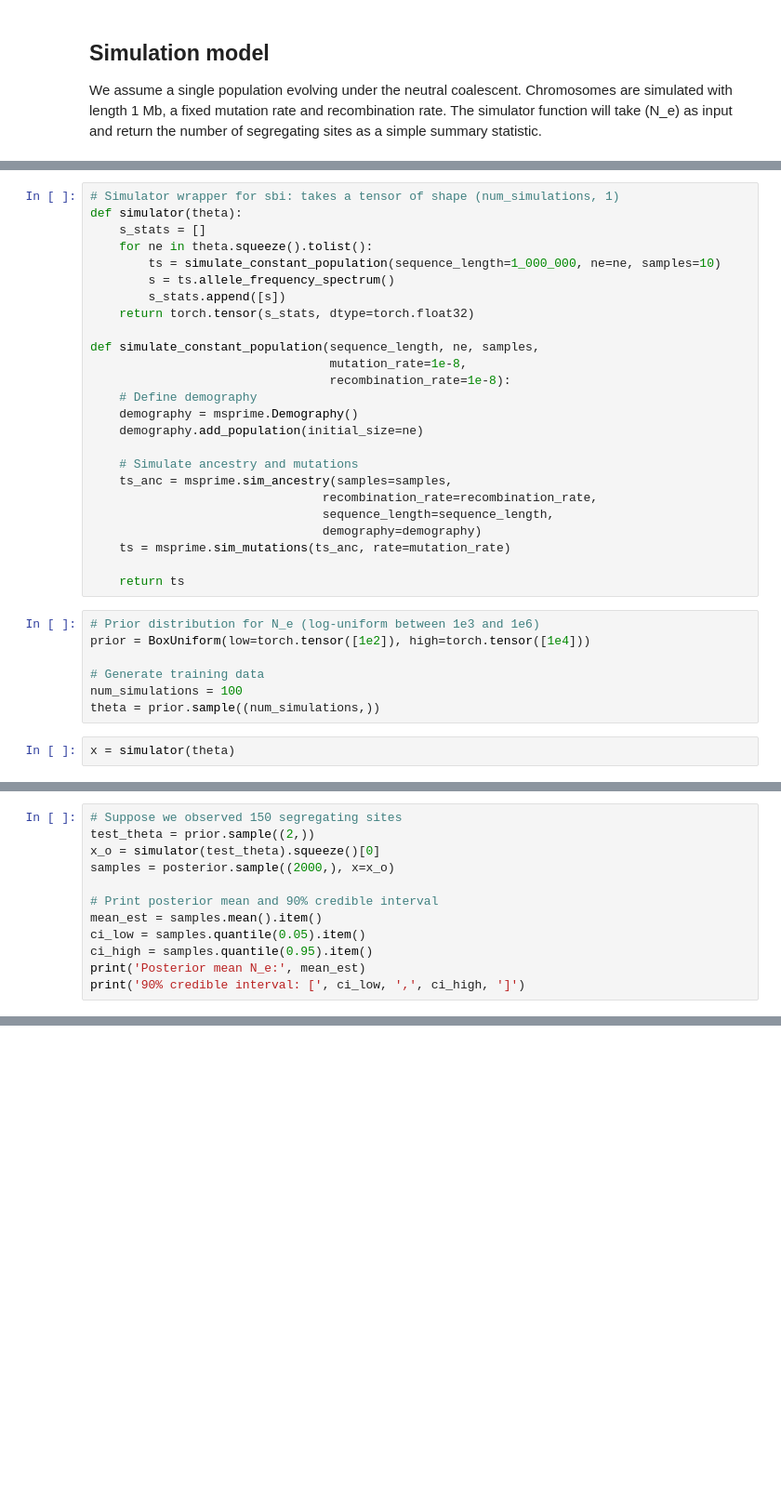
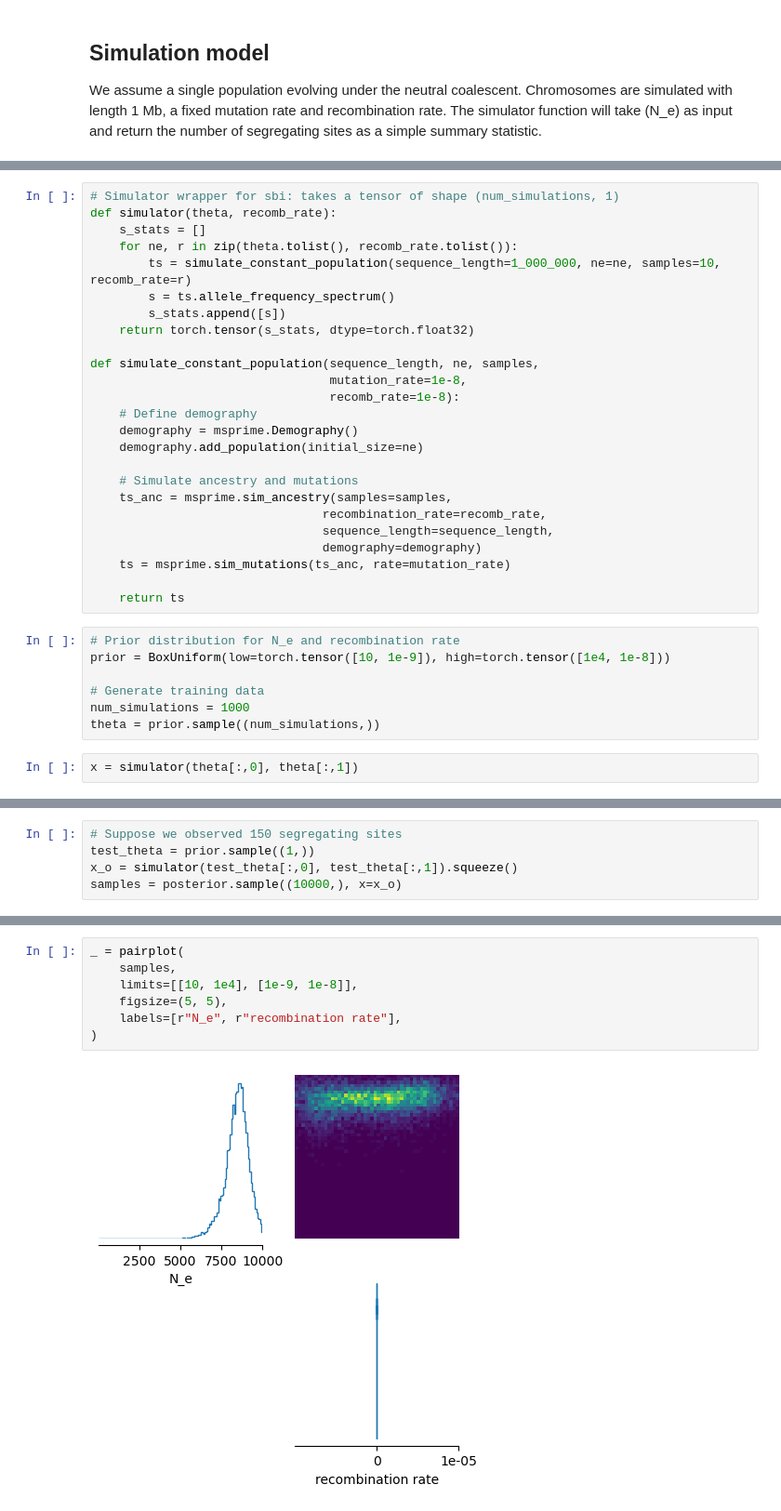
Before and after one commit to ningyuxin1999/SBI-workshop-Legend2025, a Jupyter notebook: notebooks/3_sbi_in_popgen.ipynb, the cells around one changed output, grey strips where cells are left out. Shown at 93% size. Drawn from its saved outputs; the diff is of its cells as text; blank space fills up the shorter version.

Commit message:
plotting

```diff
--- a/notebooks/3_sbi_in_popgen.ipynb
+++ b/notebooks/3_sbi_in_popgen.ipynb
@@ -18,37 +23,37 @@ import msprime
 # %%
 # Simulator wrapper for sbi: takes a tensor of shape (num_simulations, 1)
-def simulator(theta):
+def simulator(theta, recomb_rate):
     s_stats = []
-    for ne in theta.squeeze().tolist():
-        ts = simulate_constant_population(sequence_length=1_000_000, ne=ne, samples=10)
+    for ne, r in zip(theta.tolist(), recomb_rate.tolist()):
+        ts = simulate_constant_population(sequence_length=1_000_000, ne=ne, samples=10, recomb_rate=r)
         s = ts.allele_frequency_spectrum()
         s_stats.append([s])
     return torch.tensor(s_stats, dtype=torch.float32)
 
 def simulate_constant_population(sequence_length, ne, samples,
                                  mutation_rate=1e-8,
-                                 recombination_rate=1e-8):
+                                 recomb_rate=1e-8):
     # Define demography
     demography = msprime.Demography()
     demography.add_population(initial_size=ne)
 
     # Simulate ancestry and mutations
     ts_anc = msprime.sim_ancestry(samples=samples,
-                                recombination_rate=recombination_rate,
+                                recombination_rate=recomb_rate,
                                 sequence_length=sequence_length,
                                 demography=demography)
     ts = msprime.sim_mutations(ts_anc, rate=mutation_rate)
 
     return ts
 # %%
-# Prior distribution for N_e (log‑uniform between 1e3 and 1e6)
-prior = BoxUniform(low=torch.tensor([1e2]), high=torch.tensor([1e4]))
+# Prior distribution for N_e and recombination rate
+prior = BoxUniform(low=torch.tensor([10, 1e-9]), high=torch.tensor([1e4, 1e-8]))
 
 # Generate training data
-num_simulations = 100
+num_simulations = 1000
 theta = prior.sample((num_simulations,))
 # %%
-x = simulator(theta)
+x = simulator(theta[:,0], theta[:,1])
 # %%
 # Train NPE
 inference = NPE(prior=prior)
@@ -60,12 +65,5 @@ posterior = inference.build_posterior(density_estimator)
 # %%
 # Suppose we observed 150 segregating sites
-test_theta = prior.sample((2,))
-x_o = simulator(test_theta).squeeze()[0]
-samples = posterior.sample((2000,), x=x_o)
-
-# Print posterior mean and 90% credible interval
-mean_est = samples.mean().item()
-ci_low = samples.quantile(0.05).item()
-ci_high = samples.quantile(0.95).item()
-print('Posterior mean N_e:', mean_est)
-print('90% credible interval: [', ci_low, ',', ci_high, ']')
+test_theta = prior.sample((1,))
+x_o = simulator(test_theta[:,0], test_theta[:,1]).squeeze()
+samples = posterior.sample((10000,), x=x_o)
@@ -83,0 +70,9 @@ tensor(9014.3701)
+# %%
+_ = pairplot(
+    samples,
+    limits=[[10, 1e4], [1e-9, 1e-8]],
+    figsize=(5, 5),
+    labels=[r"N_e", r"recombination rate"],
+)
+# %% [output]
+[figure, added]
```
Also changed, not shown: parts of 9 cells of this notebook, 1 other file.
